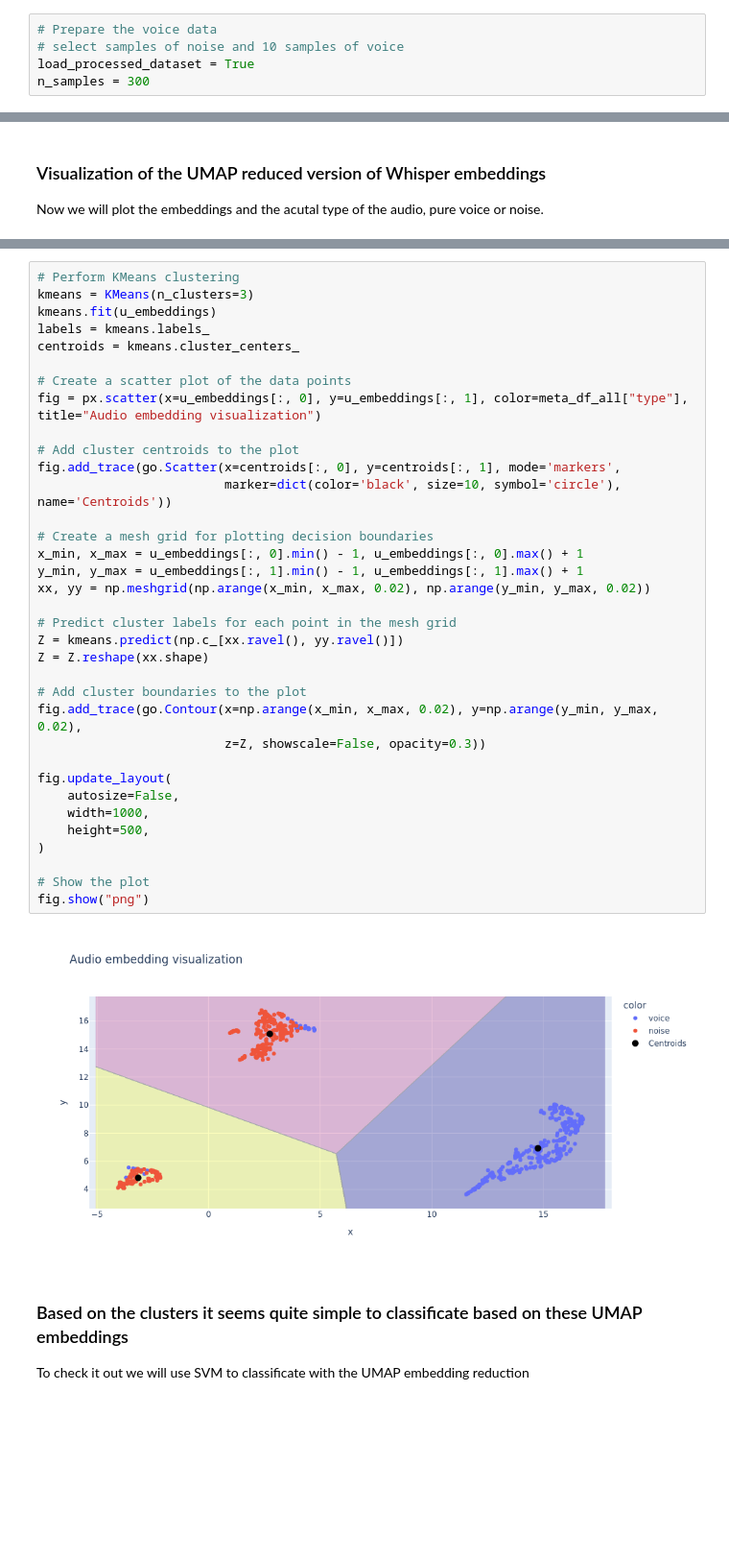
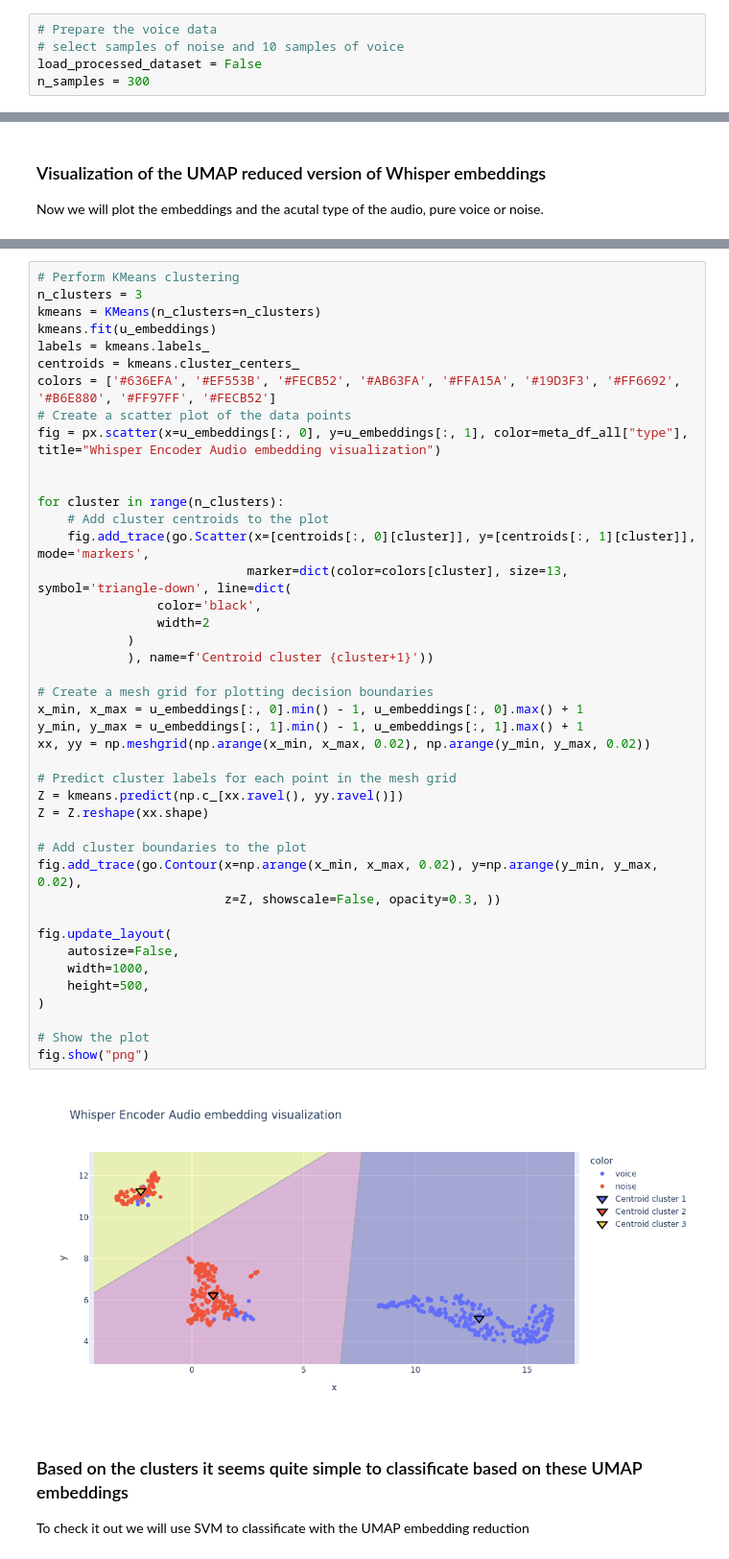
Before and after one commit to rodgdutra/Audio_noise_embedding, a Jupyter notebook: audio_noise_embedding_whisper.ipynb, the cells around one changed output, grey strips where cells are left out. Shown at 96% size. Saved outputs shown, nothing was run; the diff lists cells and outputs as text; blank space fills up the shorter version.

```diff
--- a/audio_noise_embedding_whisper.ipynb
+++ b/audio_noise_embedding_whisper.ipynb
@@ -34,7 +34,7 @@ This will raise in a future version.
 # %%
 # Prepare the voice data
 # select samples of noise and 10 samples of voice
-load_processed_dataset = True
+load_processed_dataset = False
 n_samples = 300
 # %% [markdown]
 ## Load model and datasets
@@ -145,40 +151,47 @@ Now we will plot the embeddings and the acutal type of the audio, pure voice or
 # %%
 # Perform KMeans clustering
-kmeans = KMeans(n_clusters=3)
+n_clusters = 3
+kmeans = KMeans(n_clusters=n_clusters)
 kmeans.fit(u_embeddings)
 labels = kmeans.labels_
 centroids = kmeans.cluster_centers_
+colors = ['#636EFA', '#EF553B', '#FECB52', '#AB63FA', '#FFA15A', '#19D3F3', '#FF6692', '#B6E880', '#FF97FF', '#FECB52']
+# Create a scatter plot of the data points
+fig = px.scatter(x=u_embeddings[:, 0], y=u_embeddings[:, 1], color=meta_df_all["type"], title="Whisper Encoder Audio embedding visualization")
 
-# Create a scatter plot of the data points
-fig = px.scatter(x=u_embeddings[:, 0], y=u_embeddings[:, 1], color=meta_df_all["type"], title="Audio embedding visualization")
 
-# Add cluster centroids to the plot
-fig.add_trace(go.Scatter(x=centroids[:, 0], y=centroids[:, 1], mode='markers',
-                         marker=dict(color='black', size=10, symbol='circle'), name='Centroids'))
+for cluster in range(n_clusters):
+    # Add cluster centroids to the plot
+    fig.add_trace(go.Scatter(x=[centroids[:, 0][cluster]], y=[centroids[:, 1][cluster]], mode='markers',
+                            marker=dict(color=colors[cluster], size=13, symbol='triangle-down', line=dict(
+                color='black',
+                width=2
+            )
+            ), name=f'Centroid cluster {cluster+1}'))
 
 # Create a mesh grid for plotting decision boundaries
 x_min, x_max = u_embeddings[:, 0].min() - 1, u_embeddings[:, 0].max() + 1
 y_min, y_max = u_embeddings[:, 1].min() - 1, u_embeddings[:, 1].max() + 1
 xx, yy = np.meshgrid(np.arange(x_min, x_max, 0.02), np.arange(y_min, y_max, 0.02))
 
 # Predict cluster labels for each point in the mesh grid
 Z = kmeans.predict(np.c_[xx.ravel(), yy.ravel()])
 Z = Z.reshape(xx.shape)
 
 # Add cluster boundaries to the plot
 fig.add_trace(go.Contour(x=np.arange(x_min, x_max, 0.02), y=np.arange(y_min, y_max, 0.02),
-                         z=Z, showscale=False, opacity=0.3))
+                         z=Z, showscale=False, opacity=0.3, ))
 
 fig.update_layout(
     autosize=False,
     width=1000,
     height=500,
 )
 
 # Show the plot
 fig.show("png")
 # %% [output]
-[figure, old version]
+[figure, new version]
 # %% [markdown]
 ### Based on the clusters it seems quite simple to classificate based on these UMAP embeddings
 To check it out we will use SVM to classificate with the UMAP embedding reduction
```
Also changed, not shown: parts of 13 cells of this notebook.
